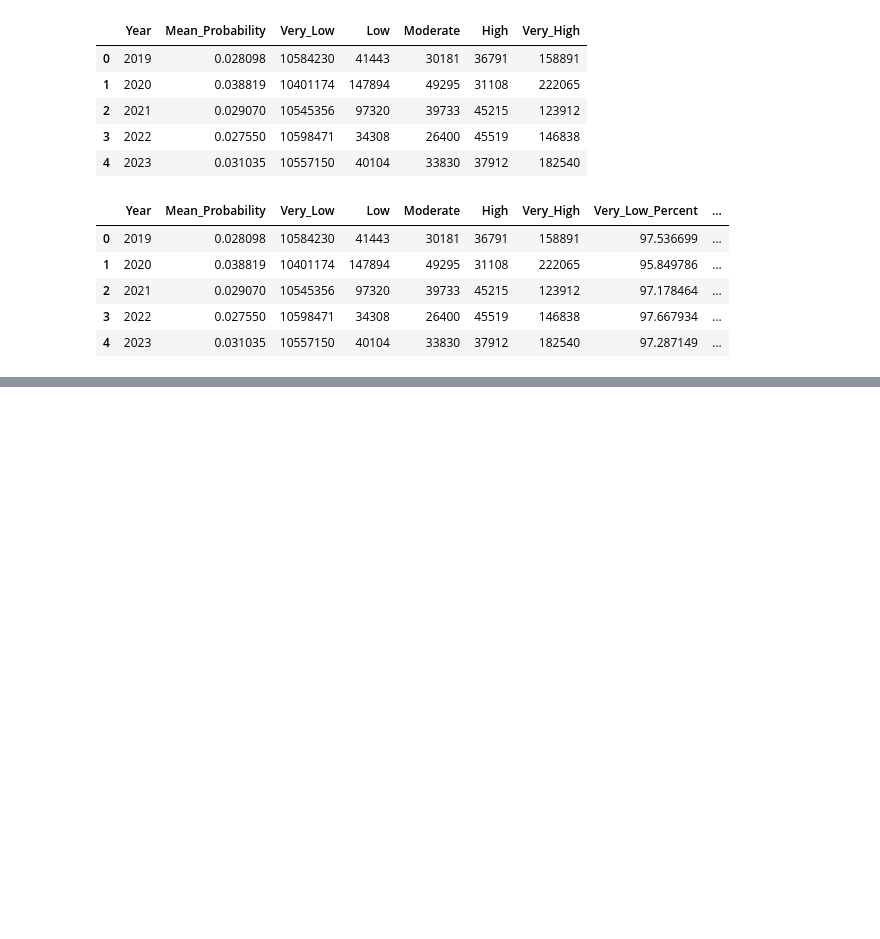
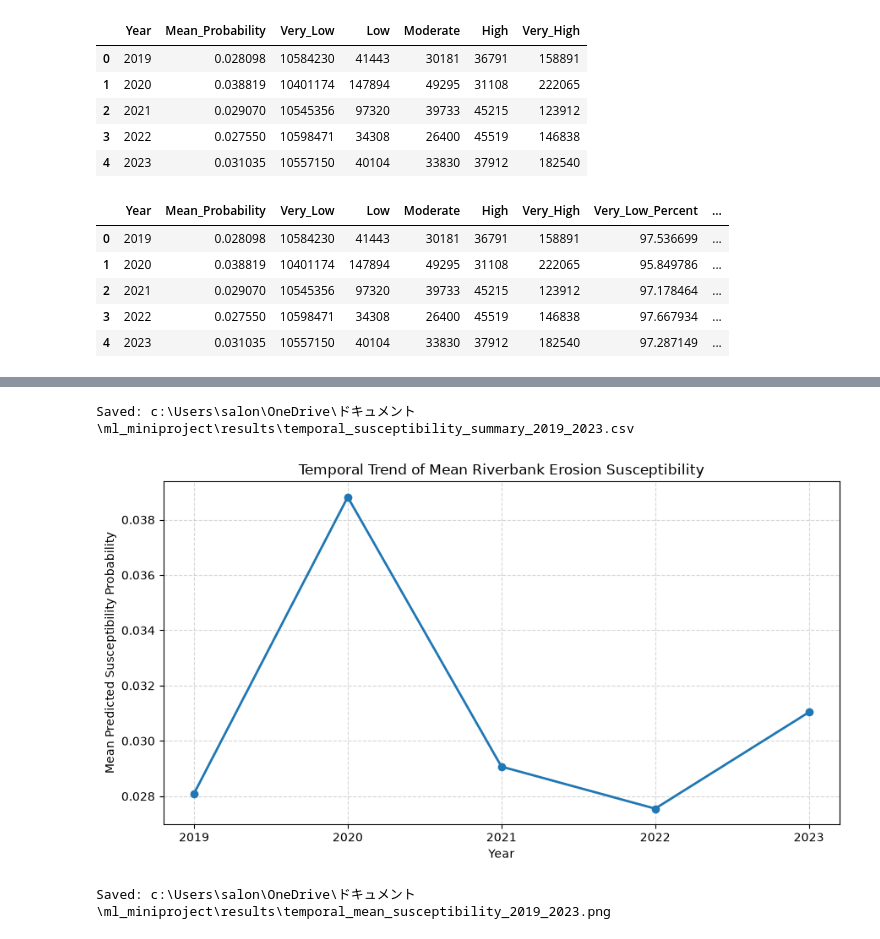
Before and after one commit to salonib025-ui/Explainable-Machine-Learning-Based-Riverbank-Erosion-Susceptibility-Prediction, a Jupyter notebook: notebooks/temporal_susceptibility_analysis.ipynb, the cells around one changed output, grey strips where cells are left out. Saved outputs shown, nothing was run; the diff lists cells and outputs as text; code cells hidden in the pictures; blank space fills up the shorter version.

Commit message:
temporal susceptibility

```diff
--- a/notebooks/temporal_susceptibility_analysis.ipynb
+++ b/notebooks/temporal_susceptibility_analysis.ipynb
@@ -115,0 +113,46 @@ NameError: name 'summary_df' is not defined
+# %%
+PROJECT_DIR = os.path.abspath(os.path.join(os.getcwd(), ".."))
+RESULTS_DIR = os.path.join(PROJECT_DIR, "results")
+
+os.makedirs(RESULTS_DIR, exist_ok=True)
+
+summary_path = os.path.join(
+    RESULTS_DIR,
+    "temporal_susceptibility_summary_2019_2023.csv"
+)
+
+summary_df.to_csv(summary_path, index=False)
+
+print("Saved:", summary_path)
+# %% [output]
+Saved: c:\Users\salon\OneDrive\ドキュメント\ml_miniproject\results\temporal_susceptibility_summary_2019_2023.csv
+# %%
+plt.figure(figsize=(9, 5))
+
+plt.plot(
+    temporal_df["Year"],
+    temporal_df["Mean_Probability"],
+    marker="o",
+    linewidth=2
+)
+
+plt.title("Temporal Trend of Mean Riverbank Erosion Susceptibility")
+plt.xlabel("Year")
+plt.ylabel("Mean Predicted Susceptibility Probability")
+plt.xticks(temporal_df["Year"])
+plt.grid(True, linestyle="--", alpha=0.5)
+
+plt.tight_layout()
+
+output_path = os.path.join(
+    RESULTS_DIR,
+    "temporal_mean_susceptibility_2019_2023.png"
+)
+
+plt.savefig(output_path, dpi=300, bbox_inches="tight")
+plt.show()
+
+print("Saved:", output_path)
+# %% [output]
+[figure, added]
+Saved: c:\Users\salon\OneDrive\ドキュメント\ml_miniproject\results\temporal_mean_susceptibility_2019_2023.png
```
Also changed, not shown: parts of 11 cells of this notebook, 4 other files.
